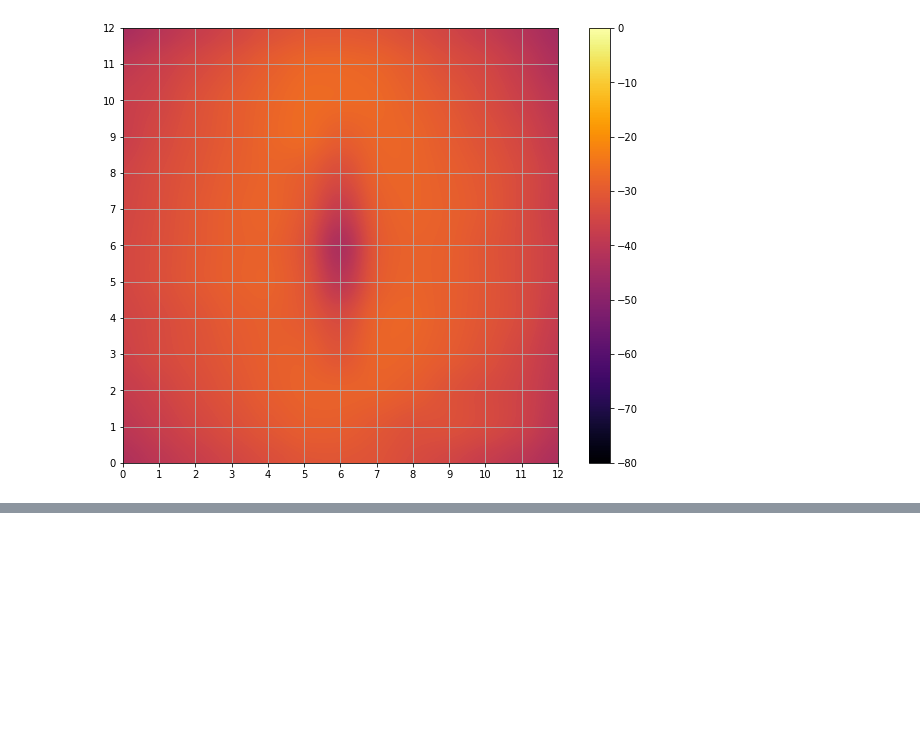
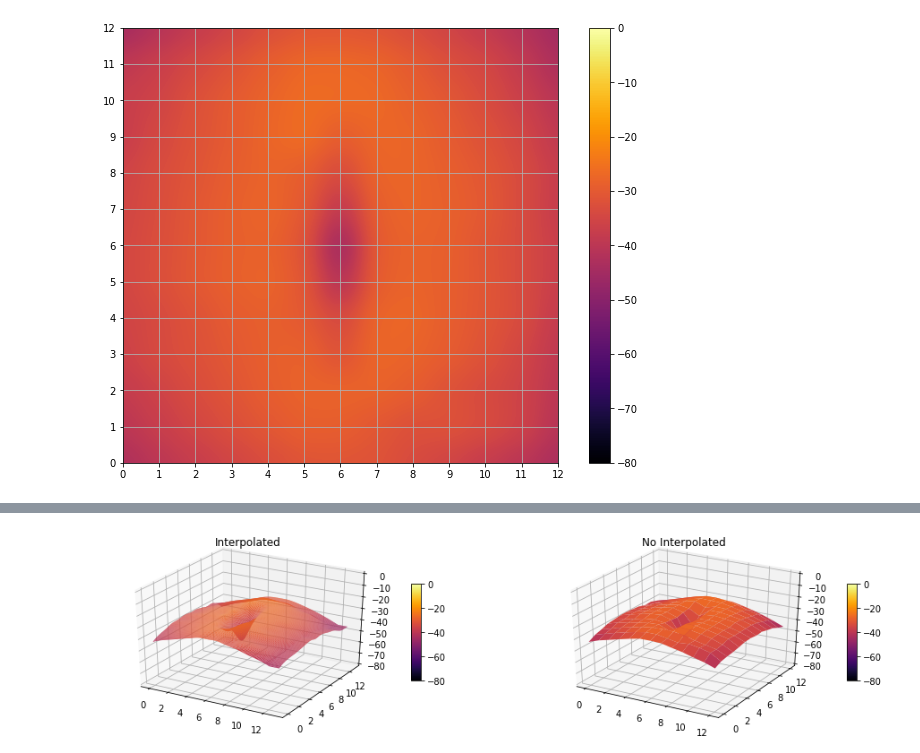
Before and after one commit to lsmanoel/CEM_4, a Jupyter notebook: 13.06/open_matrix_csv.ipynb, the cells around one changed output, grey strips where cells are left out. Saved outputs shown, nothing was run; the diff lists cells and outputs as text; code cells hidden in the pictures; blank space fills up the shorter version.

```diff
--- a/13.06/open_matrix_csv.ipynb
+++ b/13.06/open_matrix_csv.ipynb
@@ -162,0 +238,72 @@ plt.show()
+# %%
+import matplotlib.pyplot as plt
+from matplotlib import cm
+import numpy as np
+from mpl_toolkits.mplot3d.axes3d import get_test_data
+# This import registers the 3D projection, but is otherwise unused.
+from mpl_toolkits.mplot3d import Axes3D  # noqa: F401 unused import
+from scipy import interpolate
+
+# ==============================================================================
+fig = plt.figure(figsize=plt.figaspect(0.25))
+
+# ==============================================================================
+ax = fig.add_subplot(1, 2, 1, projection='3d')
+ax.set_title('Interpolated')
+
+X = np.arange(0, 13, 1)
+Y = np.arange(0, 13, 1)
+X, Y = np.meshgrid(X, Y)
+
+Z = mag_plane_bottom_24_MHz
+
+# ------------------------------------------------------------------------------
+# Interpolation
+tck = interpolate.bisplrep(X, Y, Z, s=0)
+
+ratio = 10
+
+X_interp = np.arange(0, 13, 1/ratio)
+Y_interp = np.arange(0, 13, 1/ratio)
+
+X_interp, Y_interp = np.mgrid[0:13:ratio*13j, 0:13:ratio*13j]
+
+Z_interp = interpolate.bisplev(X_interp[:,0], Y_interp[0,:], tck)
+
+surf = ax.plot_surface(X_interp, Y_interp, Z_interp,
+                       rstride=1,
+                       cstride=1,
+                       cmap ='inferno',
+                       linewidth=0,
+                       antialiased=True,
+                       vmax = 0,
+                       vmin = -80)
+
+fig.colorbar(surf, shrink=0.5, aspect=10)
+ax.set_zlim(-80, 0)
+
+# ==============================================================================
+ax = fig.add_subplot(1, 2, 2, projection='3d')
+ax.set_title('No Interpolated')
+
+X = np.arange(0, 13, 1)
+Y = np.arange(0, 13, 1)
+X, Y = np.meshgrid(X, Y)
+Z = mag_plane_bottom_24_MHz
+
+surf = ax.plot_surface(X, Y, Z,
+                       rstride=1,
+                       cstride=1,
+                       cmap ='inferno',
+                       linewidth=0,
+                       antialiased=True,
+                       vmax = 0,
+                       vmin = -80)
+
+fig.colorbar(surf, shrink=0.5, aspect=10)
+ax.set_zlim(-80, 0)
+
+# ==============================================================================
+plt.show()
+# %% [output]
+[figure, added]
```
Also changed, not shown: parts of 7 cells of this notebook.
